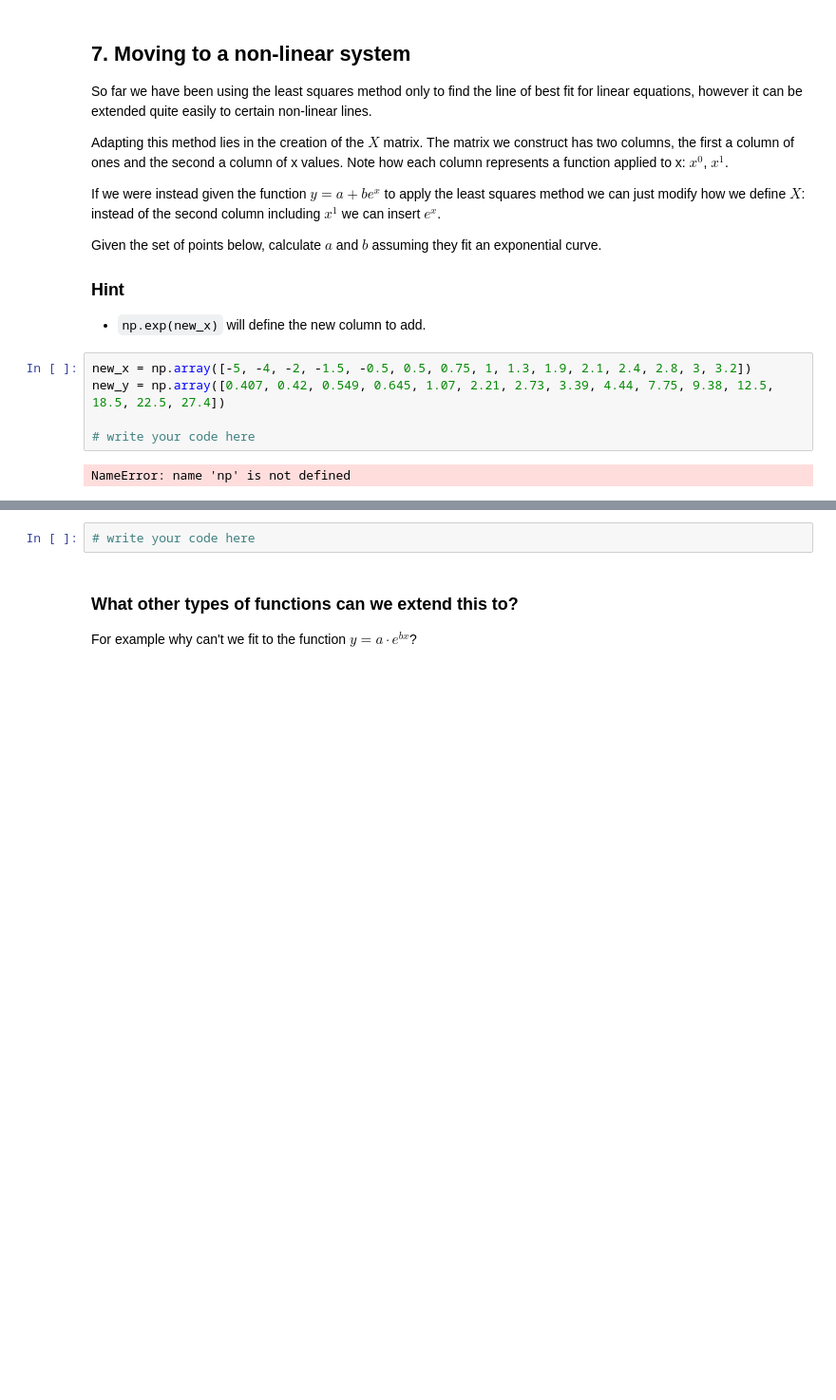
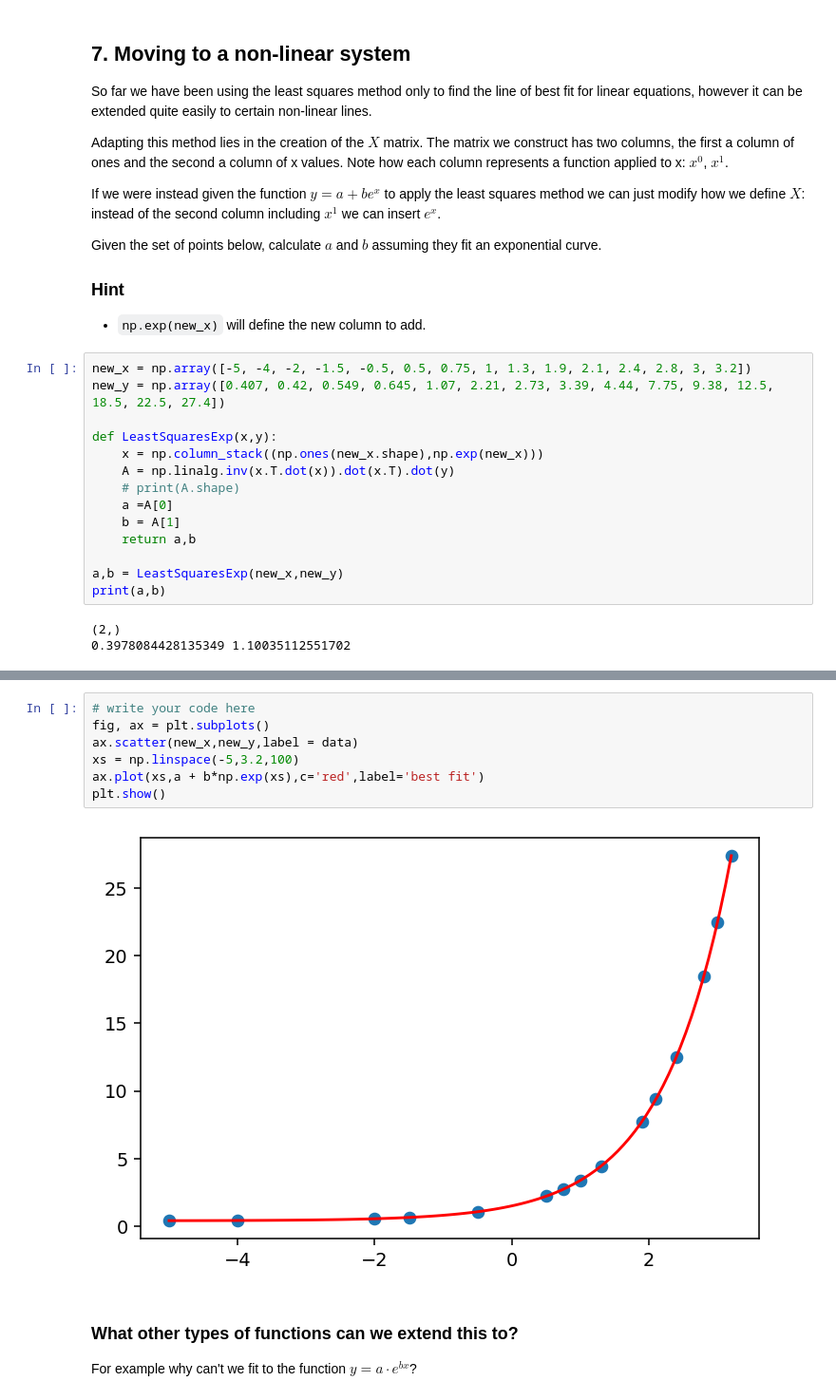
Before and after one commit to JonathanMarriott/COMS20011_2020, a Jupyter notebook: labs/lab_3/labsheet3.ipynb, the cells around one changed output, grey strips where cells are left out. Shown at 95% size. Drawn from its saved outputs; the diff is of its cells as text; blank space fills up the shorter version.

```diff
--- a/labs/lab_3/labsheet3.ipynb
+++ b/labs/lab_3/labsheet3.ipynb
@@ -165,17 +184,34 @@ Given the set of points below, calculate $a$ and $b$ assuming they fit an expone
 new_x = np.array([-5, -4, -2, -1.5, -0.5, 0.5, 0.75, 1, 1.3, 1.9, 2.1, 2.4, 2.8, 3, 3.2])
 new_y = np.array([0.407, 0.42, 0.549, 0.645, 1.07, 2.21, 2.73, 3.39, 4.44, 7.75, 9.38, 12.5, 18.5, 22.5, 27.4])
 
-# write your code here
+def LeastSquaresExp(x,y):
+    x = np.column_stack((np.ones(new_x.shape),np.exp(new_x)))
+    A = np.linalg.inv(x.T.dot(x)).dot(x.T).dot(y)
+    # print(A.shape)
+    a =A[0]
+    b = A[1]
+    return a,b
+
+a,b = LeastSquaresExp(new_x,new_y)
+print(a,b)
 # %% [output]
-NameError: name 'np' is not defined
+(2,)
+0.3978084428135349 1.10035112551702
 # %% [markdown]
 ### Visualising the result
 We can now visualise the fitted line as a figure as before using `plot`. Due to the non-linear nature of the equation we can use `np.linspace(-5, 3.2, 100)` which returns 100 evenly spaced numbers in the interval between -5 and 3.2.
 
 Create a graph plotting both the original points and the fitted line as below:
 ![Exp line fit](exp_line_fit.png)
-# %%
-# write your code here
+# %%
+# write your code here
+fig, ax = plt.subplots()
+ax.scatter(new_x,new_y,label = data)
+xs = np.linspace(-5,3.2,100)
+ax.plot(xs,a + b*np.exp(xs),c='red',label='best fit')
+plt.show()
+# %% [output]
+[figure, added]
 # %% [markdown]
 ### What other types of functions can we extend this to?
 
```
Also changed, not shown: parts of 8 cells of this notebook.
